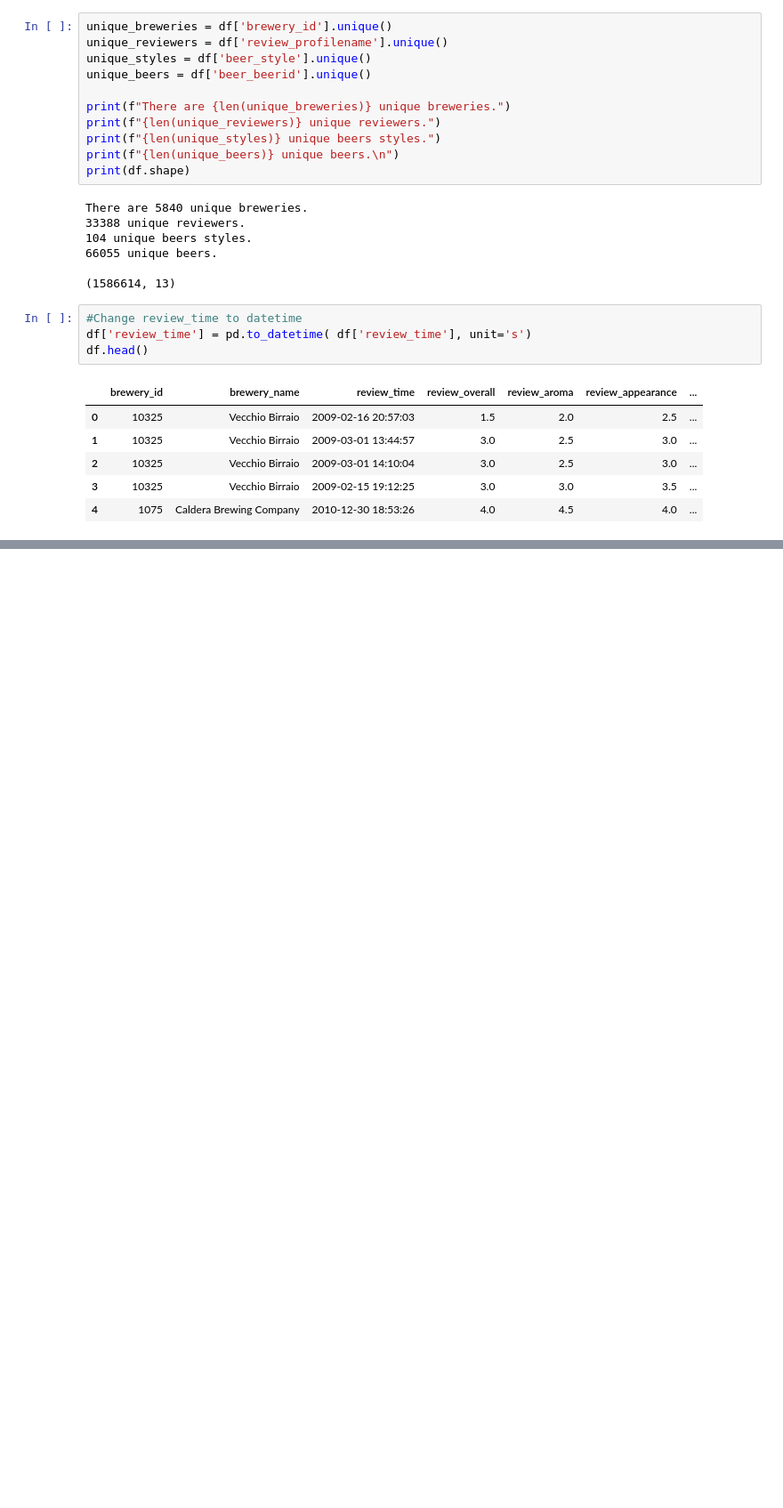
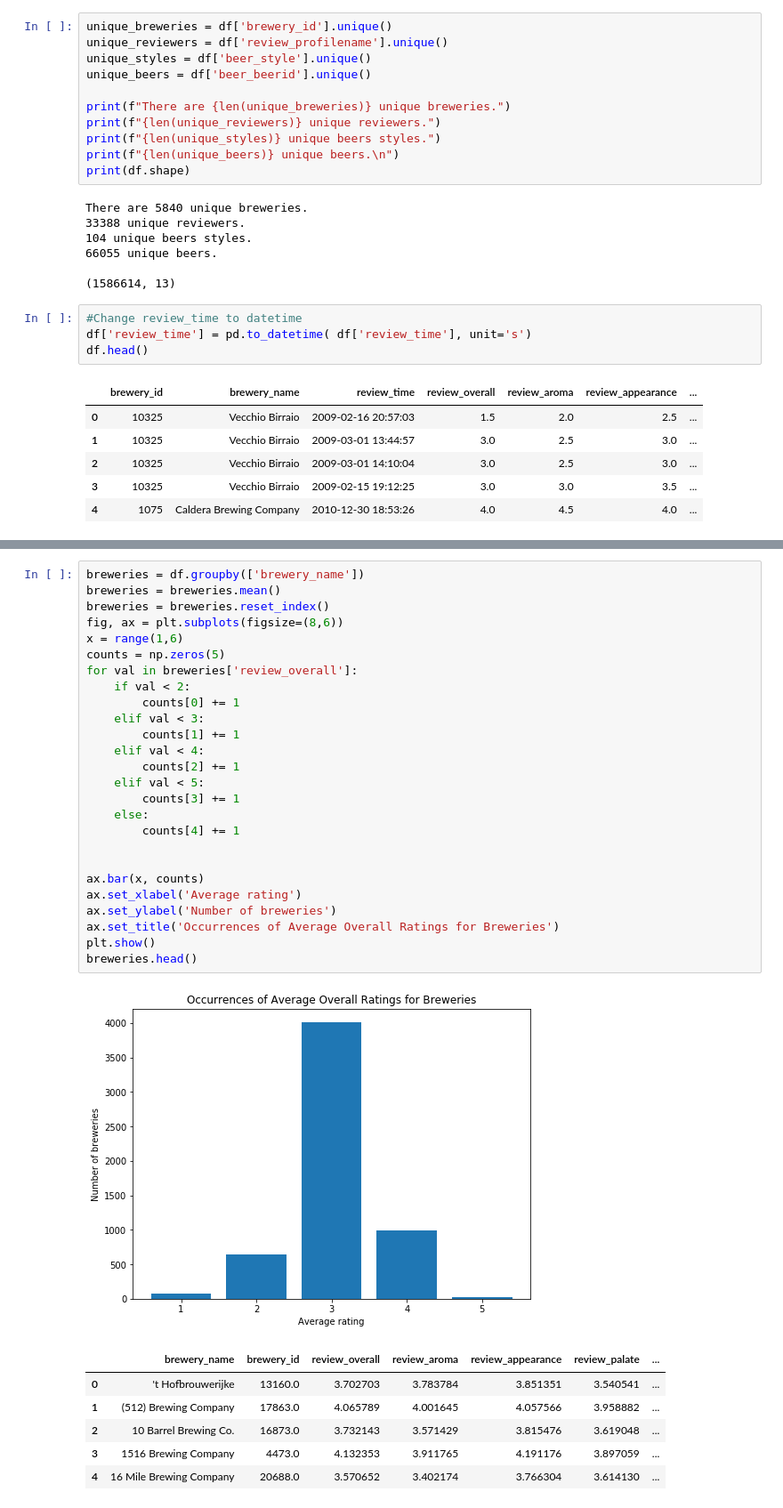
Before and after one commit to wfulton98/Final-Project, a Jupyter notebook: Beer Recommender System.ipynb, the cells around one changed output, grey strips where cells are left out. Shown: that part at 89% size. Saved outputs shown, nothing was run; the diff lists cells and outputs as text; blank space fills up the shorter version.

Commit message:
Added brewery stuff

```diff
--- a/Beer Recommender System.ipynb
+++ b/Beer Recommender System.ipynb
@@ -59 +63,35 @@ plt.show()
 [figure]
+# %%
+breweries = df.groupby(['brewery_name'])
+breweries = breweries.mean()
+breweries = breweries.reset_index()
+fig, ax = plt.subplots(figsize=(8,6))
+x = range(1,6)
+counts = np.zeros(5)
+for val in breweries['review_overall']:
+    if val < 2:
+        counts[0] += 1
+    elif val < 3:
+        counts[1] += 1
+    elif val < 4:
+        counts[2] += 1
+    elif val < 5:
+        counts[3] += 1
+    else:
+        counts[4] += 1
+
+
+ax.bar(x, counts)
+ax.set_xlabel('Average rating')
+ax.set_ylabel('Number of breweries')
+ax.set_title('Occurrences of Average Overall Ratings for Breweries')
+plt.show()
+breweries.head()
+# %% [output]
+[figure, added]
+|  | brewery_name | brewery_id | review_overall | review_aroma | review_appearance | review_palate | ... |
+| 0 | 't Hofbrouwerijke | 13160.0 | 3.702703 | 3.783784 | 3.851351 | 3.540541 | ... |
+| 1 | (512) Brewing Company | 17863.0 | 4.065789 | 4.001645 | 4.057566 | 3.958882 | ... |
+| 2 | 10 Barrel Brewing Co. | 16873.0 | 3.732143 | 3.571429 | 3.815476 | 3.619048 | ... |
+| 3 | 1516 Brewing Company | 4473.0 | 4.132353 | 3.911765 | 4.191176 | 3.897059 | ... |
+| 4 | 16 Mile Brewing Company | 20688.0 | 3.570652 | 3.402174 | 3.766304 | 3.614130 | ... |
```
Also changed, not shown: parts of 3 cells of this notebook.
